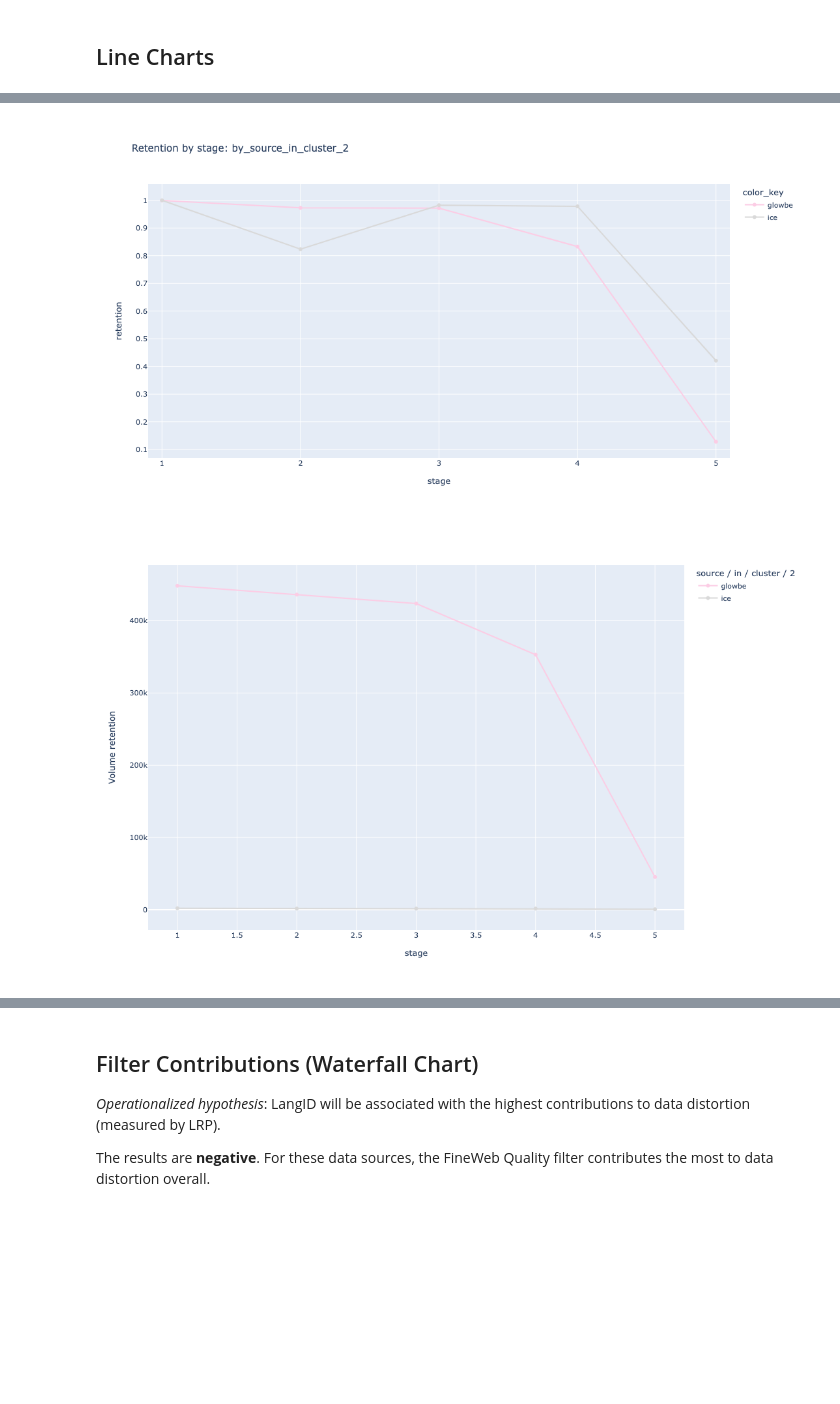
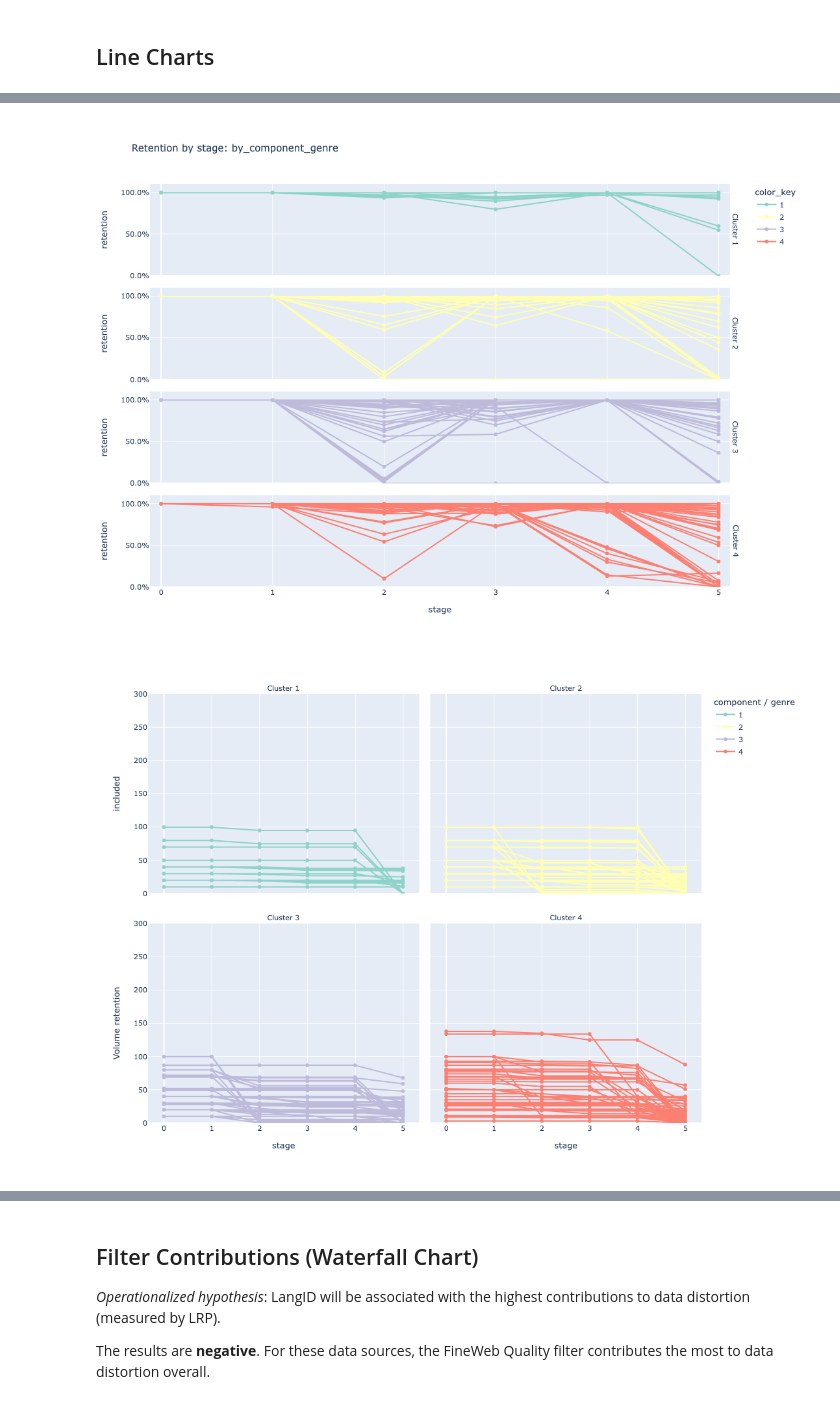
Before and after one commit to jessicacwang/pretraining-quality-mobility, a Jupyter notebook: eval/filter_audit.ipynb, the cells around one changed output, grey strips where cells are left out. Cells and saved outputs as stored; diff of their text form; code cells hidden in the pictures; blank space fills up the shorter version.

```diff
--- a/eval/filter_audit.ipynb
+++ b/eval/filter_audit.ipynb
@@ -72,6 +81,13 @@ def resolve_cluster_for_component(component_val: str, enrich_map=ENRICH_MAP) ->
         if component_val in components:
             return components[component_val]
 
+def resolve_type_for_genre(genre_val: str) -> str:
+    if genre_val.startswith("W"):
+        return "W"
+    if genre_val.startswith("S"):
+        return "S"
+    return genre_val
+
 def get_color_key(parts, spec_feature_names, enrich_map=ENRICH_MAP):
     if not spec_feature_names:
         return "overall"
@@ -80,12 +96,16 @@ def get_color_key(parts, spec_feature_names, enrich_map=ENRICH_MAP):
 
     if primary_feature == "component":
         return resolve_cluster_for_component(val, enrich_map)
+    if primary_feature == "genre":
+        return resolve_type_for_genre(val)
     return val
 
 all_values = set()
 processed_series = {}
 
 for key, df in series.items():
+    if "value" not in df.columns:
+        continue
     df["value_parts"] = df.value.str.split(" / ")
     spec_feature_names = key.replace("by_", "").replace("_in", "").split("_")
     df["color_key"] = df["value_parts"].apply(lambda parts: get_color_key(parts, spec_feature_names))
@@ -105,6 +140,6 @@ print(f"{len(COLOR_MAP)} values colored")
 # %%
 for key, df in series.items():
-    if key != "overall":
+    if not key.endswith("local") and key != "overall":
         pdf = pmi_data[key]
         pdf["feature_value"] = pdf["feature_value"].astype(str)
         pdf["value_parts"] = pdf.feature_value.str.split(" / ")
@@ -255,11 +303,15 @@ def render_volume_line(subset_key, color_map=COLOR_MAP,font_size=11):
     key_label = subset_key.replace("by_", "").replace("_", " / ")
     fig = px.line(
         df, x="stage", y="included", color="color_key",
+        line_group="value", facet_col="color_key", facet_col_wrap=2,
         color_discrete_map=color_map, markers=True,
-        labels={"color_key": key_label}
+        labels={"color_key": key_label},
+        category_orders={"color_key": ["1", "2", "3", "4"]},
     )
-    plot_size=700
+    plot_size=800
+    # fig.update_traces(opacity=0.5)
     fig.update_layout(width=plot_size, height=plot_size, yaxis_title=f"Volume retention", font=dict(size=font_size))
-    fig.update_yaxes(type="linear")
+    fig.for_each_annotation(lambda a: a.update(text=f"Cluster {a.text.split("=")[-1]}"))
+    fig.update_yaxes(range=[0,300])
     return fig
 # %%
@@ -296,14 +341,18 @@ Also note that the retention rate for LinCE at stage 5 of the pipeline is highly
 # %% [markdown]
 ## Line Charts
 # %%
-def render_retention_line(subset_key, color_map=COLOR_MAP,height=600,width=600, font_size=11):
+def render_retention_line(subset_key, color_map=COLOR_MAP,height=800,width=400, font_size=11):
     df = series[subset_key]
     fig = px.line(
         df, x="stage", y="retention", color="color_key",
+        line_group="value", facet_row="color_key",
         color_discrete_map=color_map, markers=True,
-        title=f"Retention by stage: {subset_key}"
+        title=f"Retention by stage: {subset_key}",
+        category_orders={"color_key": ["1", "2", "3", "4"]}
     )
     fig.update_layout(width=width, height=height, font=dict(size=font_size))
-    fig.update_yaxes(type="linear")
-    fig.update_xaxes(range=[0.9,5.1], dtick=1)
+    fig.update_yaxes(range=[0,1.1], tickformat=".1%")
+    fig.update_xaxes(range=[-0.1,5.1], dtick=1)
+    fig.for_each_annotation(lambda a: a.update(text=f"Cluster {a.text.split("=")[-1]}"))
+    # fig.update_traces(opacity=0.5)
     return fig
@@ -314,14 +379,15 @@ def render_retention_line(subset_key, color_map=COLOR_MAP,height=600,width=600,
 #     render_retention_line(key).write_image(f"../output/eval/images/retention/relative/{key}.png")
     # render_retention_line(key).show()
 # %%
-subset = "by_source_in_cluster_2"
+subset = "by_component_genre"
 
 # render_sankey(subset).show()
 render_retention_line(subset).show()
 render_volume_line(subset).show()
+# series["by_component_spoken"]
 # %% [output]
-[figure, old version]
+[figure, new version]
-[figure, old version]
+[figure, new version]
 # %%
 def compute_relative_rate(subset_key, base_key):
     data = series[subset_key]
```
Also changed, not shown: parts of 20 cells of this notebook, 3 other files.
